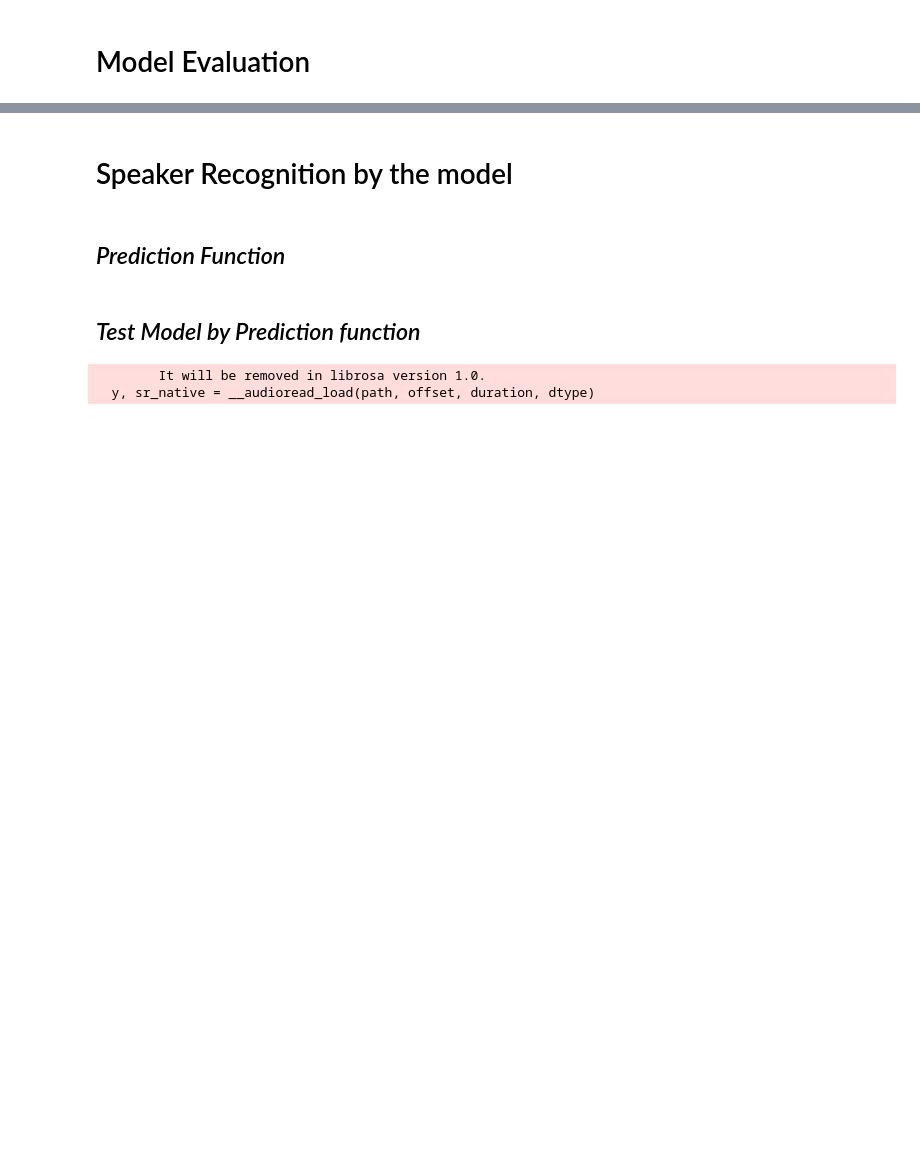
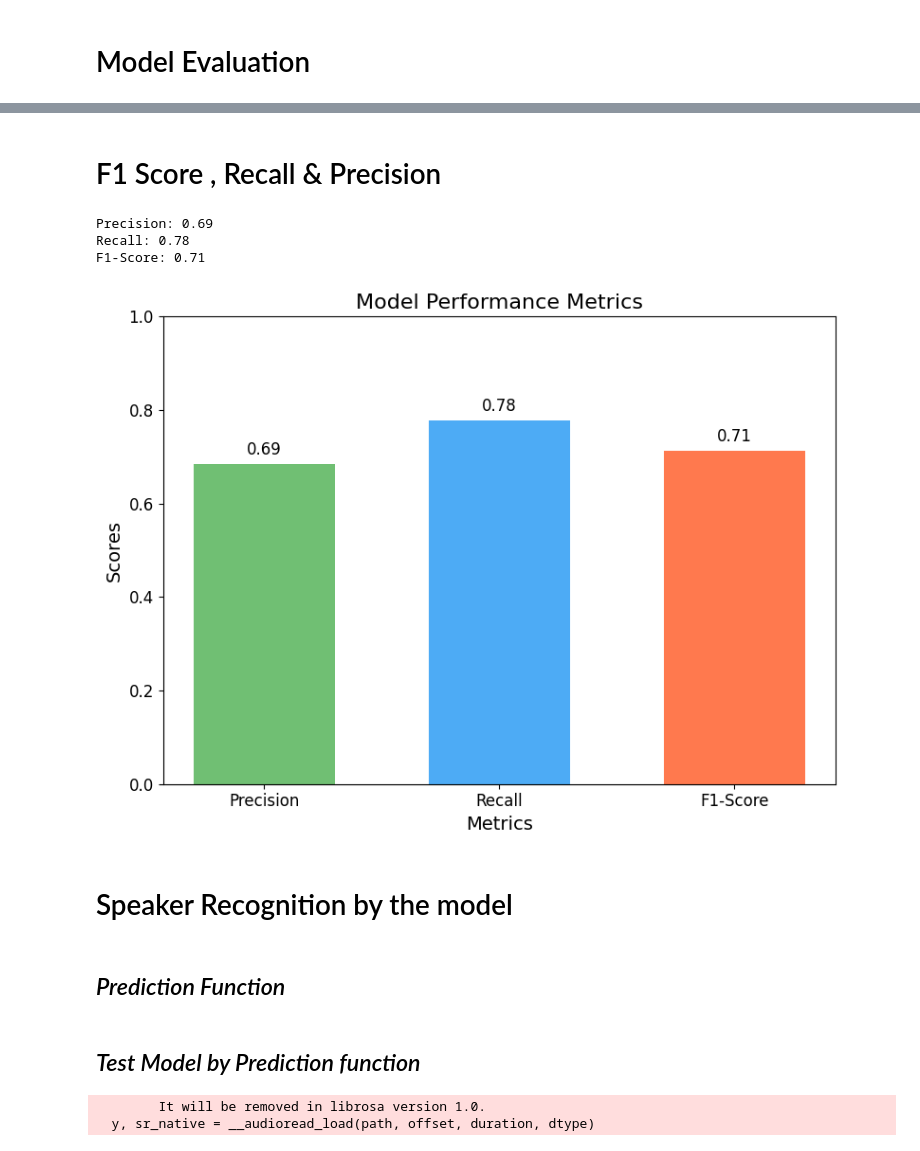
Before and after one commit to Sazim2019331087/voice_model, a Jupyter notebook: voice_model.ipynb, the cells around one changed output, grey strips where cells are left out. Drawn from its saved outputs; the diff is of its cells as text; code cells hidden in the pictures; blank space fills up the shorter version.

```diff
--- a/voice_model.ipynb
+++ b/voice_model.ipynb
@@ -214,3 +275,44 @@ Model Accuracy: 78.57142686843872
+# %% [markdown]
+# F1 Score , Recall & Precision
+# %%
+from sklearn.metrics import classification_report, precision_score, recall_score, f1_score
+import matplotlib.pyplot as plt
+
+# Calculate precision, recall, f1-score
+precision = precision_score(y, y_pred_classes, average='weighted')
+recall = recall_score(y, y_pred_classes, average='weighted')
+f1 = f1_score(y, y_pred_classes, average='weighted')
+
+# Display scores
+print(f"Precision: {precision:.2f}")
+print(f"Recall: {recall:.2f}")
+print(f"F1-Score: {f1:.2f}")
+
+# Create a bar chart to display the scores
+scores = [precision, recall, f1]
+labels = ['Precision', 'Recall', 'F1-Score']
+colors = ['#4CAF50', '#2196F3', '#FF5722']
+
+plt.figure(figsize=(8, 6))
+plt.bar(labels, scores, color=colors, alpha=0.8, width=0.6)
+plt.ylim(0, 1)
+plt.xlabel('Metrics', fontsize=14)
+plt.ylabel('Scores', fontsize=14)
+plt.title('Model Performance Metrics', fontsize=16)
+plt.xticks(fontsize=12)
+plt.yticks(fontsize=12)
+
+# Annotate each bar with the corresponding score
+for i, score in enumerate(scores):
+    plt.text(i, score + 0.02, f"{score:.2f}", ha='center', fontsize=12)
+
+plt.tight_layout()
+plt.show()
+# %% [output]
+Precision: 0.69
+Recall: 0.78
+F1-Score: 0.71
+[figure, added]
 # %% [markdown]
 # Speaker Recognition by the model
 # %% [markdown]
```
Also changed, not shown: parts of 14 cells of this notebook.
